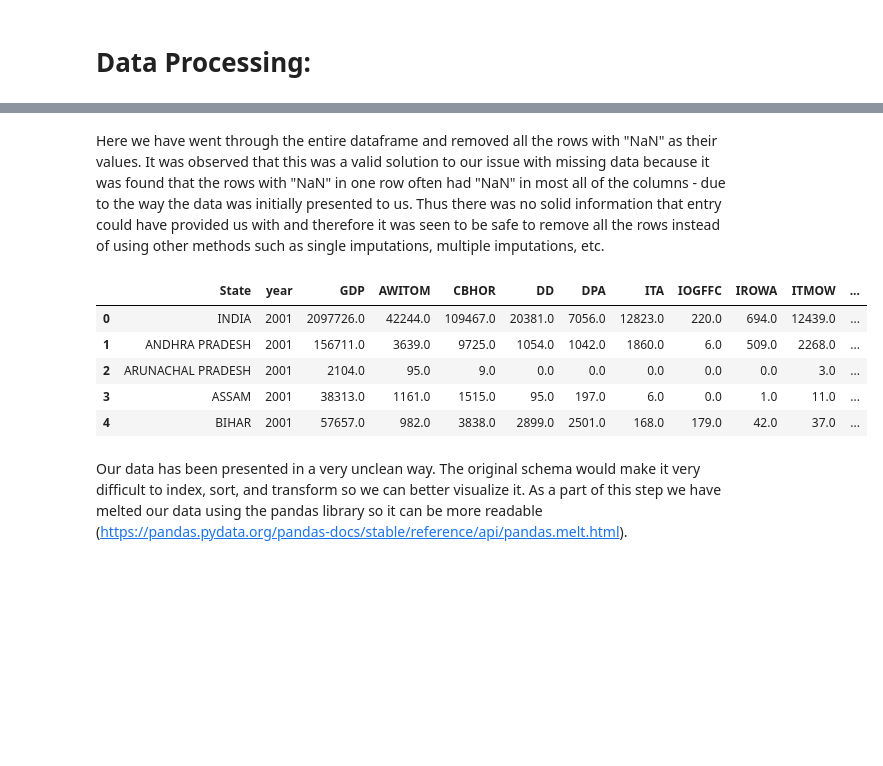
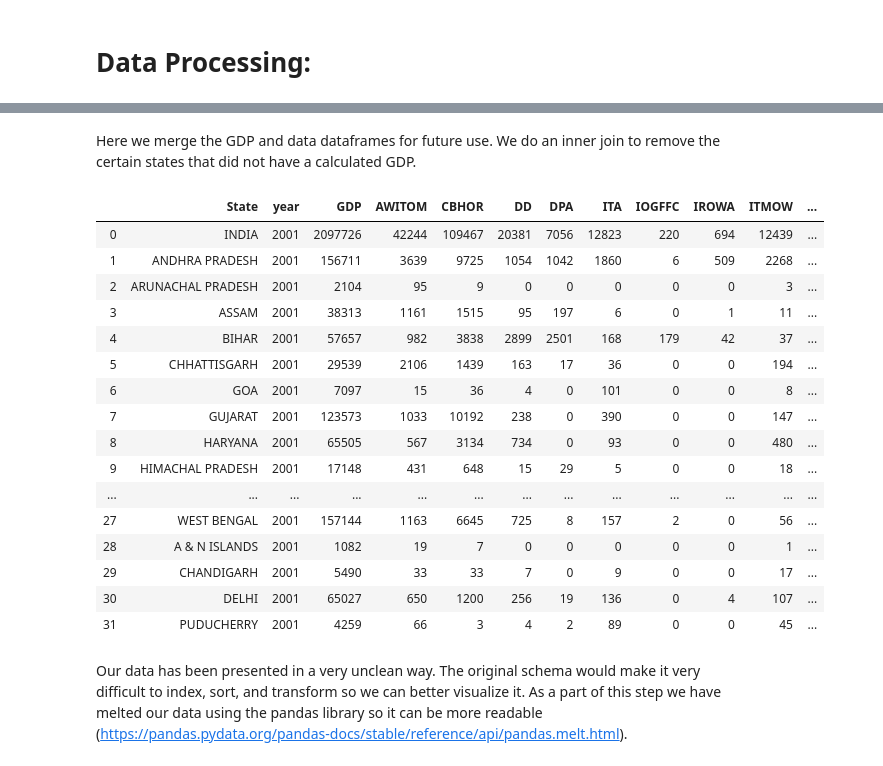
Before and after one commit to nallani21/nallani21.github.io, a Jupyter notebook: FinalProject.ipynb, the cells around one changed output, grey strips where cells are left out. Saved outputs shown, nothing was run; the diff lists cells and outputs as text; code cells hidden in the pictures; blank space fills up the shorter version.

```diff
--- a/FinalProject.ipynb
+++ b/FinalProject.ipynb
@@ -144,8 +236,4 @@ One thing we want to be sure of is that our data set does not have any values of
 # Data Processing:
 # %%
 data.dropna(inplace=True) # Drop all rows that have "NaN" as an entry
-nominal1.dropna(inplace=True)
-
-# data.index = range(len(data)) #Re-Index the dataframe
-data.head(5)
-nominal1.head(5)
+gdp.dropna(inplace=True)
@@ -159,19 +240,28 @@ nominal1.head(5)
-# %% [markdown]
-Here we have went through the entire dataframe and removed all the rows with "NaN" as their values. It was observed that this was a valid solution to our issue with missing data because it was found that the rows with "NaN" in one row often had "NaN" in most all of the columns - due to the way the data was initially presented to us. Thus there was no solid information that entry could have provided us with and therefore it was seen to be safe to remove all the rows instead of using other methods such as single imputations, multiple imputations, etc.
+# %% [markdown]
+Here we merge the GDP and data dataframes for future use. We do an inner join to remove the certain states that did not have a calculated GDP.
 # %%
 # Join GDP and CrimeData
 
-state_data = gdp.merge(data, left_on=['State', 'year'], right_on=['State', 'year'], how='outer')
-state_data = state_data.dropna()
+state_data = gdp.merge(data, left_on=['State', 'year'], right_on=['State', 'year'], how='inner')
 state_data[state_data.year == "2001"]
-state_data.head(5)
 # %% [output]
 |  | State | year | GDP | AWITOM | CBHOR | DD | DPA | ITA | IOGFFC | IROWA | ITMOW | ... |
-| 0 | INDIA | 2001 | 2097726.0 | 42244.0 | 109467.0 | 20381.0 | 7056.0 | 12823.0 | 220.0 | 694.0 | 12439.0 | ... |
-| 1 | ANDHRA PRADESH | 2001 | 156711.0 | 3639.0 | 9725.0 | 1054.0 | 1042.0 | 1860.0 | 6.0 | 509.0 | 2268.0 | ... |
-| 2 | ARUNACHAL PRADESH | 2001 | 2104.0 | 95.0 | 9.0 | 0.0 | 0.0 | 0.0 | 0.0 | 0.0 | 3.0 | ... |
-| 3 | ASSAM | 2001 | 38313.0 | 1161.0 | 1515.0 | 95.0 | 197.0 | 6.0 | 0.0 | 1.0 | 11.0 | ... |
-| 4 | BIHAR | 2001 | 57657.0 | 982.0 | 3838.0 | 2899.0 | 2501.0 | 168.0 | 179.0 | 42.0 | 37.0 | ... |
+| 0 | INDIA | 2001 | 2097726 | 42244 | 109467 | 20381 | 7056 | 12823 | 220 | 694 | 12439 | ... |
+| 1 | ANDHRA PRADESH | 2001 | 156711 | 3639 | 9725 | 1054 | 1042 | 1860 | 6 | 509 | 2268 | ... |
+| 2 | ARUNACHAL PRADESH | 2001 | 2104 | 95 | 9 | 0 | 0 | 0 | 0 | 0 | 3 | ... |
+| 3 | ASSAM | 2001 | 38313 | 1161 | 1515 | 95 | 197 | 6 | 0 | 1 | 11 | ... |
+| 4 | BIHAR | 2001 | 57657 | 982 | 3838 | 2899 | 2501 | 168 | 179 | 42 | 37 | ... |
+| 5 | CHHATTISGARH | 2001 | 29539 | 2106 | 1439 | 163 | 17 | 36 | 0 | 0 | 194 | ... |
+| 6 | GOA | 2001 | 7097 | 15 | 36 | 4 | 0 | 101 | 0 | 0 | 8 | ... |
+| 7 | GUJARAT | 2001 | 123573 | 1033 | 10192 | 238 | 0 | 390 | 0 | 0 | 147 | ... |
+| 8 | HARYANA | 2001 | 65505 | 567 | 3134 | 734 | 0 | 93 | 0 | 0 | 480 | ... |
+| 9 | HIMACHAL PRADESH | 2001 | 17148 | 431 | 648 | 15 | 29 | 5 | 0 | 0 | 18 | ... |
+| ... | ... | ... | ... | ... | ... | ... | ... | ... | ... | ... | ... | ... |
+| 27 | WEST BENGAL | 2001 | 157144 | 1163 | 6645 | 725 | 8 | 157 | 2 | 0 | 56 | ... |
+| 28 | A & N ISLANDS | 2001 | 1082 | 19 | 7 | 0 | 0 | 0 | 0 | 0 | 1 | ... |
+| 29 | CHANDIGARH | 2001 | 5490 | 33 | 33 | 7 | 0 | 9 | 0 | 0 | 17 | ... |
+| 30 | DELHI | 2001 | 65027 | 650 | 1200 | 256 | 19 | 136 | 0 | 4 | 107 | ... |
+| 31 | PUDUCHERRY | 2001 | 4259 | 66 | 3 | 4 | 2 | 89 | 0 | 0 | 45 | ... |
 # %% [markdown]
 Our data has been presented in a very unclean way. The original schema would make it very difficult to index, sort, and transform so we can better visualize it. As a part of this step we have melted our data using the pandas library so it can be more readable (https://pandas.pydata.org/pandas-docs/stable/reference/api/pandas.melt.html).
 # %% [markdown]
```
Also changed, not shown: parts of 25 cells of this notebook, 1 other file.
